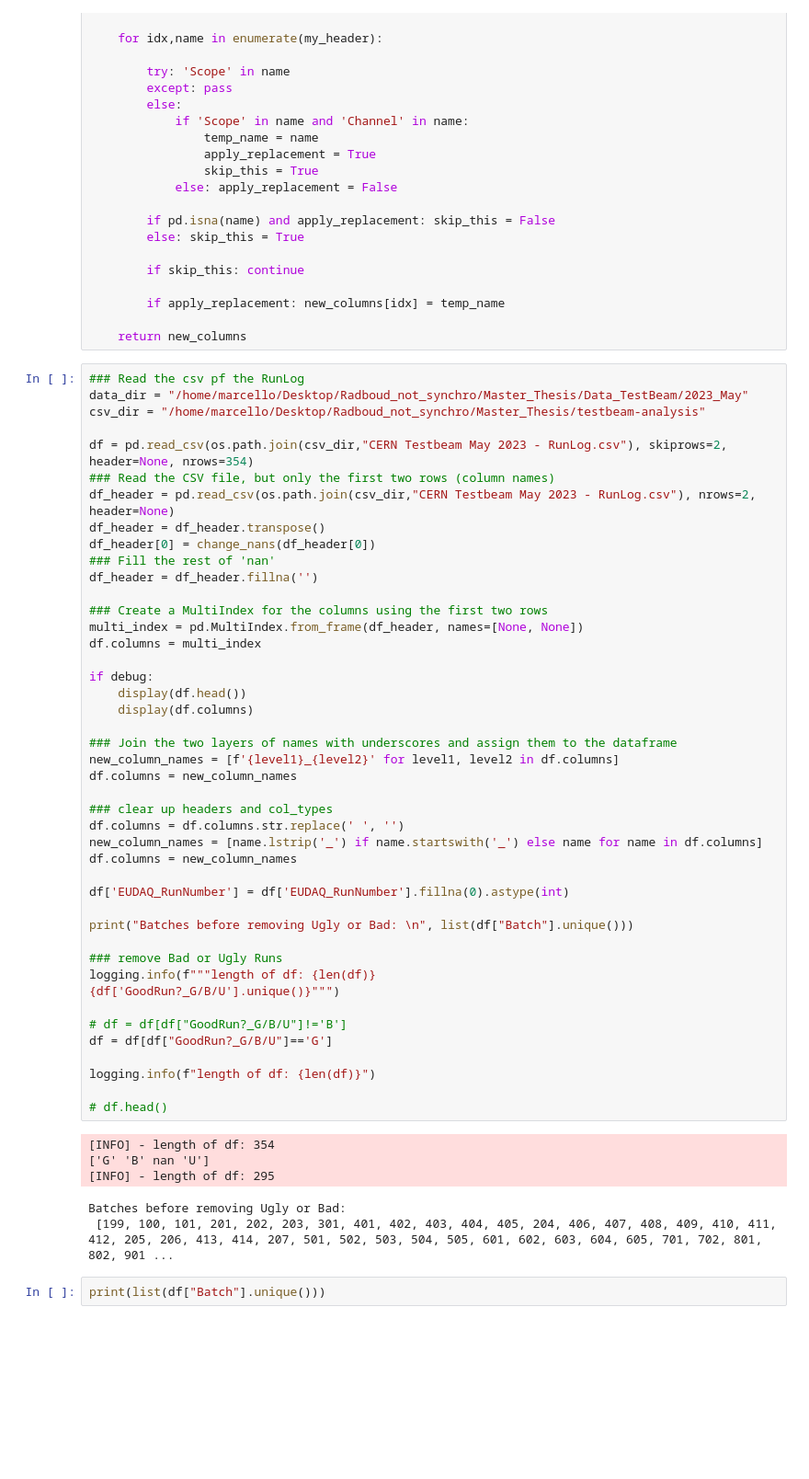
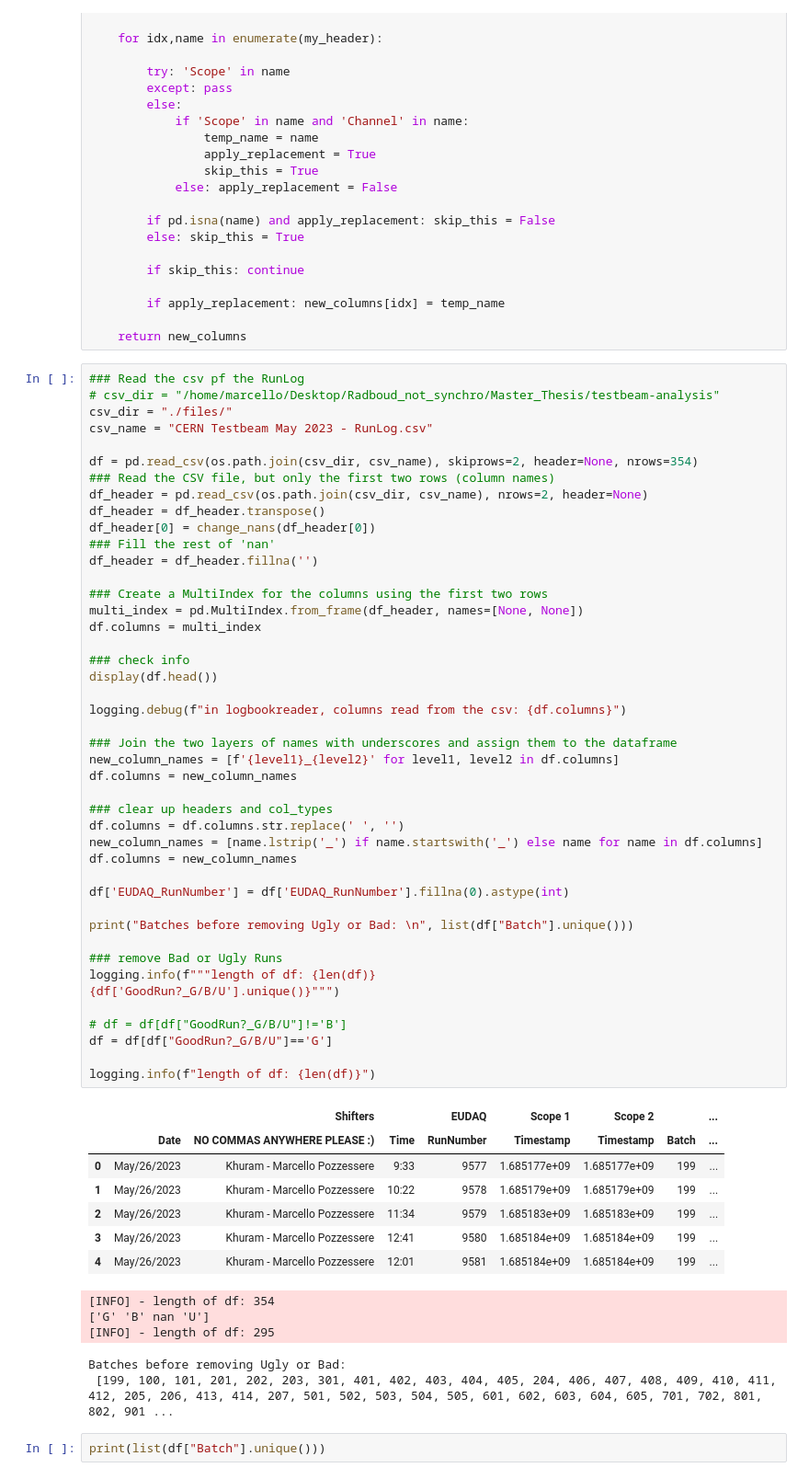
Before and after one commit to TheMarcello/testbeam-analysis, a Jupyter notebook: logbookreader and merge files.ipynb, the cells around one changed output. Shown at 92% size. Drawn from its saved outputs; the diff is of its cells as text; blank space fills up the shorter version.

Commit message:
updated logbook reader

```diff
--- a/logbookreader and merge files.ipynb
+++ b/logbookreader and merge files.ipynb
@@ -46,49 +47,56 @@ def change_nans(my_header):
     return new_columns
 # %%
 ### Read the csv pf the RunLog
-data_dir = "/home/marcello/Desktop/Radboud_not_synchro/Master_Thesis/Data_TestBeam/2023_May"
-csv_dir = "/home/marcello/Desktop/Radboud_not_synchro/Master_Thesis/testbeam-analysis"
+# csv_dir = "/home/marcello/Desktop/Radboud_not_synchro/Master_Thesis/testbeam-analysis"
+csv_dir = "./files/"
+csv_name = "CERN Testbeam May 2023 - RunLog.csv"
 
-df = pd.read_csv(os.path.join(csv_dir,"CERN Testbeam May 2023 - RunLog.csv"), skiprows=2, header=None, nrows=354)
+df = pd.read_csv(os.path.join(csv_dir, csv_name), skiprows=2, header=None, nrows=354)
 ### Read the CSV file, but only the first two rows (column names)
-df_header = pd.read_csv(os.path.join(csv_dir,"CERN Testbeam May 2023 - RunLog.csv"), nrows=2, header=None)
+df_header = pd.read_csv(os.path.join(csv_dir, csv_name), nrows=2, header=None)
 df_header = df_header.transpose()
 df_header[0] = change_nans(df_header[0])
 ### Fill the rest of 'nan'
 df_header = df_header.fillna('')
 
 ### Create a MultiIndex for the columns using the first two rows
 multi_index = pd.MultiIndex.from_frame(df_header, names=[None, None])
 df.columns = multi_index
 
-if debug:
-    display(df.head())
-    display(df.columns)
+### check info
+display(df.head())
+
+logging.debug(f"in logbookreader, columns read from the csv: {df.columns}")
 
 ### Join the two layers of names with underscores and assign them to the dataframe
 new_column_names = [f'{level1}_{level2}' for level1, level2 in df.columns]
 df.columns = new_column_names
 
 ### clear up headers and col_types
 df.columns = df.columns.str.replace(' ', '')
 new_column_names = [name.lstrip('_') if name.startswith('_') else name for name in df.columns]
 df.columns = new_column_names
 
 df['EUDAQ_RunNumber'] = df['EUDAQ_RunNumber'].fillna(0).astype(int)
 
 print("Batches before removing Ugly or Bad: \n", list(df["Batch"].unique()))
 
 ### remove Bad or Ugly Runs
 logging.info(f"""length of df: {len(df)}
 {df['GoodRun?_G/B/U'].unique()}""")
 
 # df = df[df["GoodRun?_G/B/U"]!='B']
 df = df[df["GoodRun?_G/B/U"]=='G']
 
 logging.info(f"length of df: {len(df)}")
-
-# df.head()
 # %% [output]
+|  |  | Shifters |  | EUDAQ | Scope 1 | Scope 2 |  | ... |
+|  | Date | NO COMMAS ANYWHERE PLEASE :) | Time | RunNumber | Timestamp | Timestamp | Batch | ... |
+| 0 | May/26/2023 | Khuram - Marcello Pozzessere | 9:33 | 9577 | 1.685177e+09 | 1.685177e+09 | 199 | ... |
+| 1 | May/26/2023 | Khuram - Marcello Pozzessere | 10:22 | 9578 | 1.685179e+09 | 1.685179e+09 | 199 | ... |
+| 2 | May/26/2023 | Khuram - Marcello Pozzessere | 11:34 | 9579 | 1.685183e+09 | 1.685183e+09 | 199 | ... |
+| 3 | May/26/2023 | Khuram - Marcello Pozzessere | 12:41 | 9580 | 1.685184e+09 | 1.685184e+09 | 199 | ... |
+| 4 | May/26/2023 | Khuram - Marcello Pozzessere | 12:01 | 9581 | 1.685184e+09 | 1.685184e+09 | 199 | ... |
 [INFO] - length of df: 354
 ['G' 'B' nan 'U']
 [INFO] - length of df: 295
```
Also changed, not shown: parts of 16 cells of this notebook.
